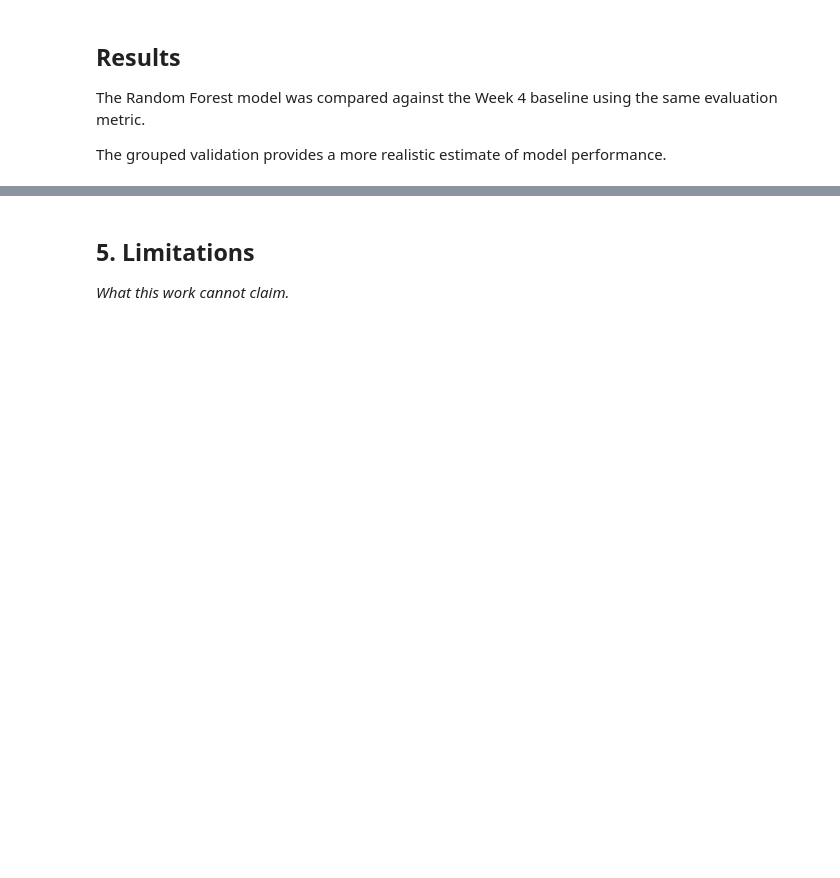
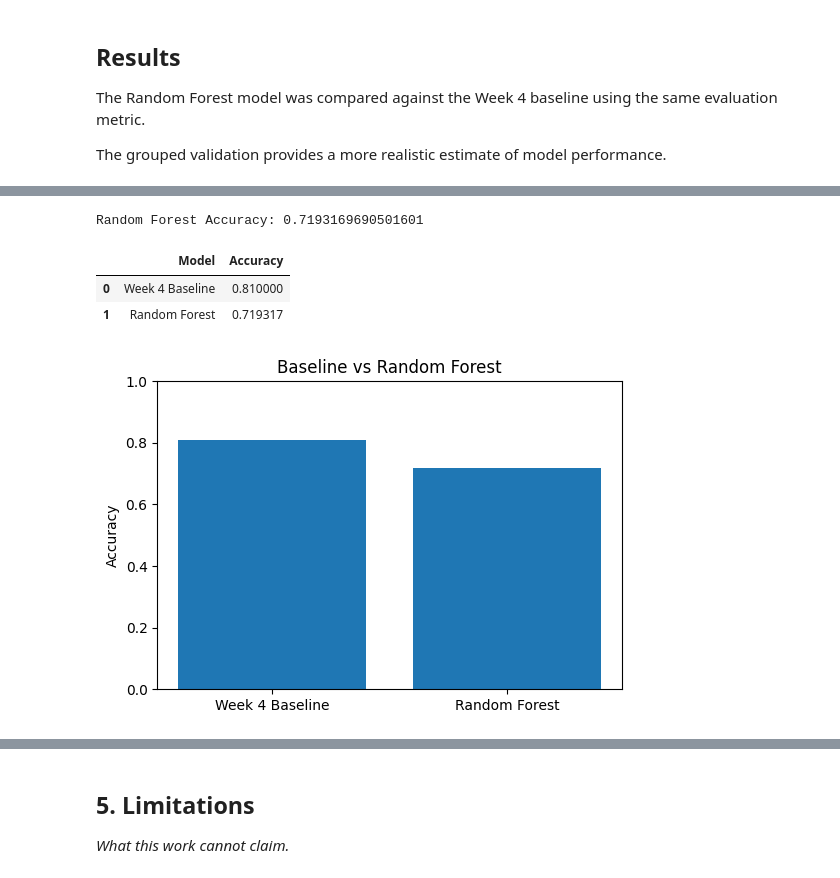
Before and after one commit to Sidd13789/flyrank-ml-internship, a Jupyter notebook: work/notebooks/capstone.ipynb, the cells around one changed output, grey strips where cells are left out. Cells and saved outputs as stored; diff of their text form; code cells hidden in the pictures; blank space fills up the shorter version.

```diff
--- a/work/notebooks/capstone.ipynb
+++ b/work/notebooks/capstone.ipynb
@@ -93,0 +238,7 @@ Decision-support rather than automated prediction.print(df.columns)
+# %%
+model = RandomForestClassifier(
+    n_estimators=200,
+    random_state=42
+)
+
+model.fit(X_train,y_train)
@@ -93,0 +247,2 @@ Decision-support rather than automated prediction.print(df.columns)
+# %%
+y_pred = model.predict(X_test)
@@ -122,0 +314,43 @@ The grouped validation provides a more realistic estimate of model performance.
+# %%
+from sklearn.metrics import accuracy_score
+
+rf_accuracy = accuracy_score(y_test, y_pred)
+
+print("Random Forest Accuracy:", rf_accuracy)
+# %% [output]
+Random Forest Accuracy: 0.7193169690501601
+# %%
+import pandas as pd
+
+results = pd.DataFrame({
+    "Model": [
+        "Week 4 Baseline",
+        "Random Forest"
+    ],
+    "Accuracy": [
+        0.81,
+        rf_accuracy
+    ]
+})
+
+results
+# %% [output]
+|  | Model | Accuracy |
+| 0 | Week 4 Baseline | 0.810000 |
+| 1 | Random Forest | 0.719317 |
+# %%
+import matplotlib.pyplot as plt
+
+plt.figure(figsize=(6,4))
+
+plt.bar(results["Model"], results["Accuracy"])
+
+plt.title("Baseline vs Random Forest")
+
+plt.ylabel("Accuracy")
+
+plt.ylim(0,1)
+
+plt.show()
+# %% [output]
+[figure, added]
```
Also changed, not shown: parts of 33 cells of this notebook.
